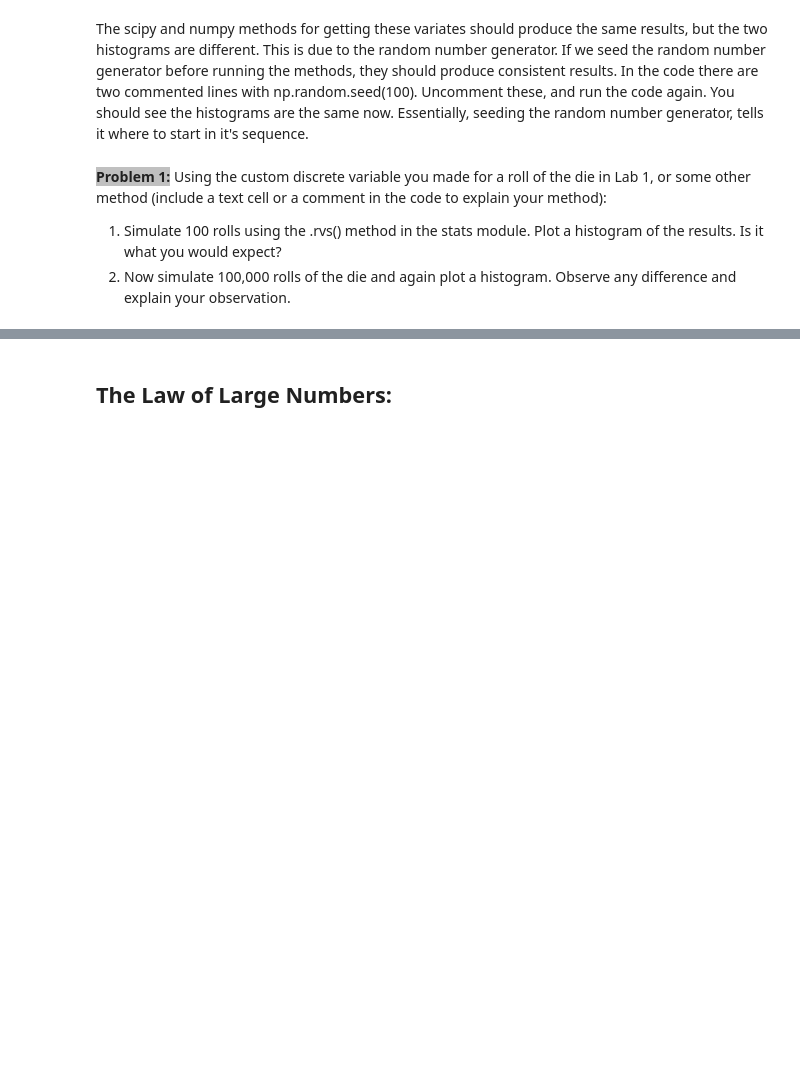
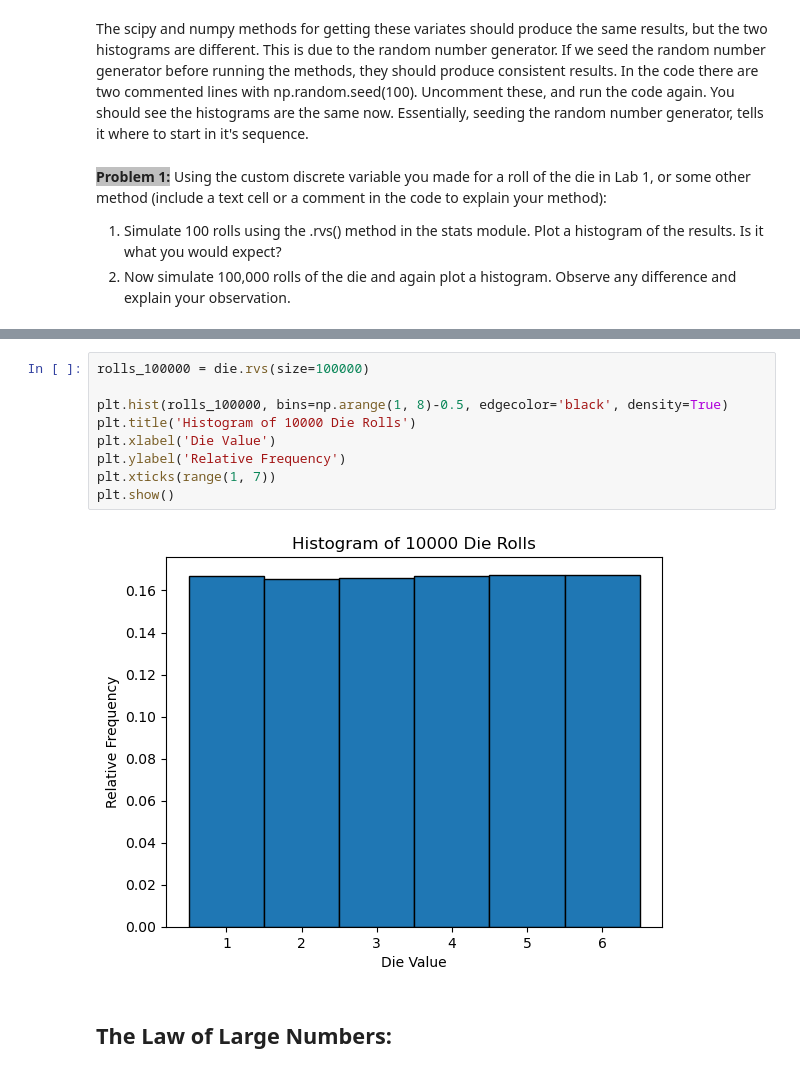
Before and after one commit to Everloom-129/ECE314_Probability_Lab, a Jupyter notebook: Lab 2/Lab 2.ipynb, the cells around one changed output, grey strips where cells are left out. Cells and saved outputs as stored; diff of their text form; blank space fills up the shorter version.

```diff
--- a/Lab 2/Lab 2.ipynb
+++ b/Lab 2/Lab 2.ipynb
@@ -61,3 +78,14 @@ __Answer:__ (Your answer here)
+# %%
+rolls_100000 = die.rvs(size=100000)
+
+plt.hist(rolls_100000, bins=np.arange(1, 8)-0.5, edgecolor='black', density=True)
+plt.title('Histogram of 10000 Die Rolls')
+plt.xlabel('Die Value')
+plt.ylabel('Relative Frequency')
+plt.xticks(range(1, 7))
+plt.show()
+# %% [output]
+[figure, added]
 # %% [markdown]
 ## The Law of Large Numbers:
 # %% [markdown]
```
Also changed, not shown: parts of 26 cells of this notebook, 8 other files.
